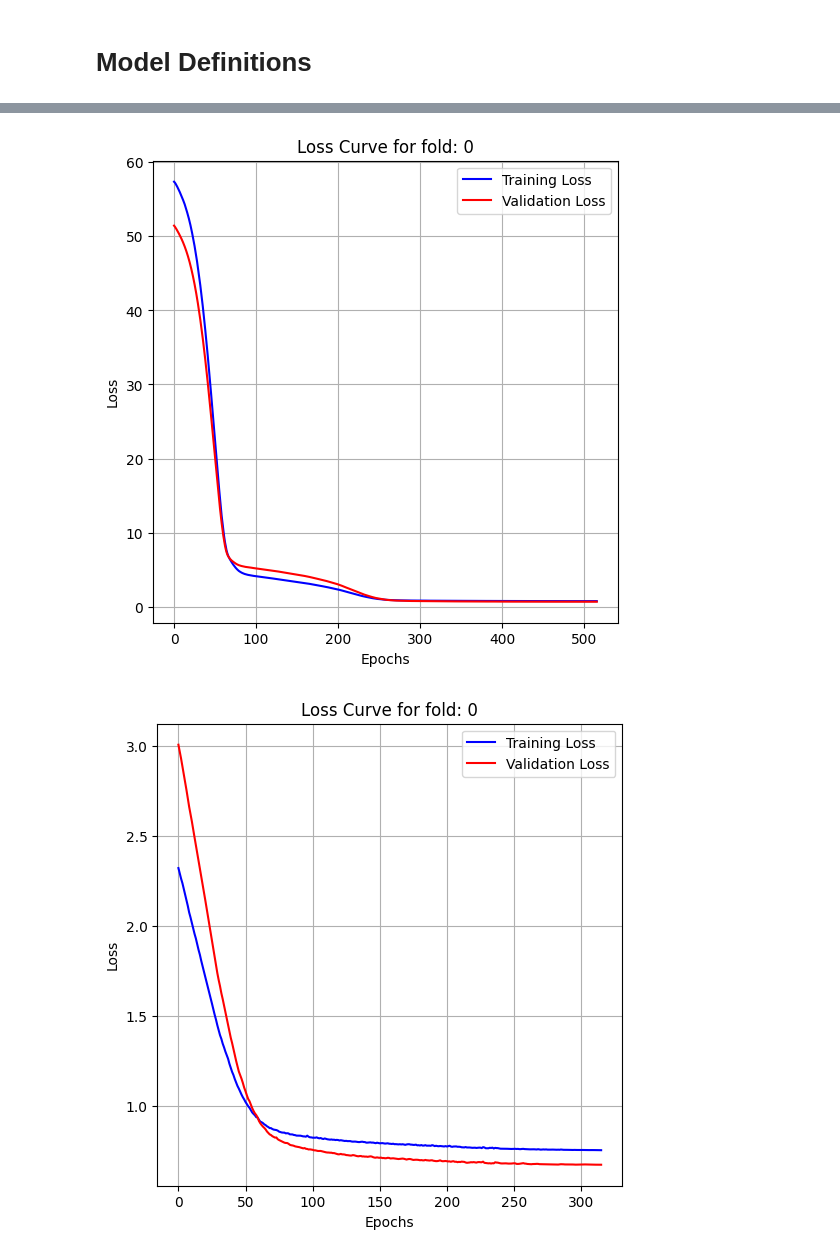
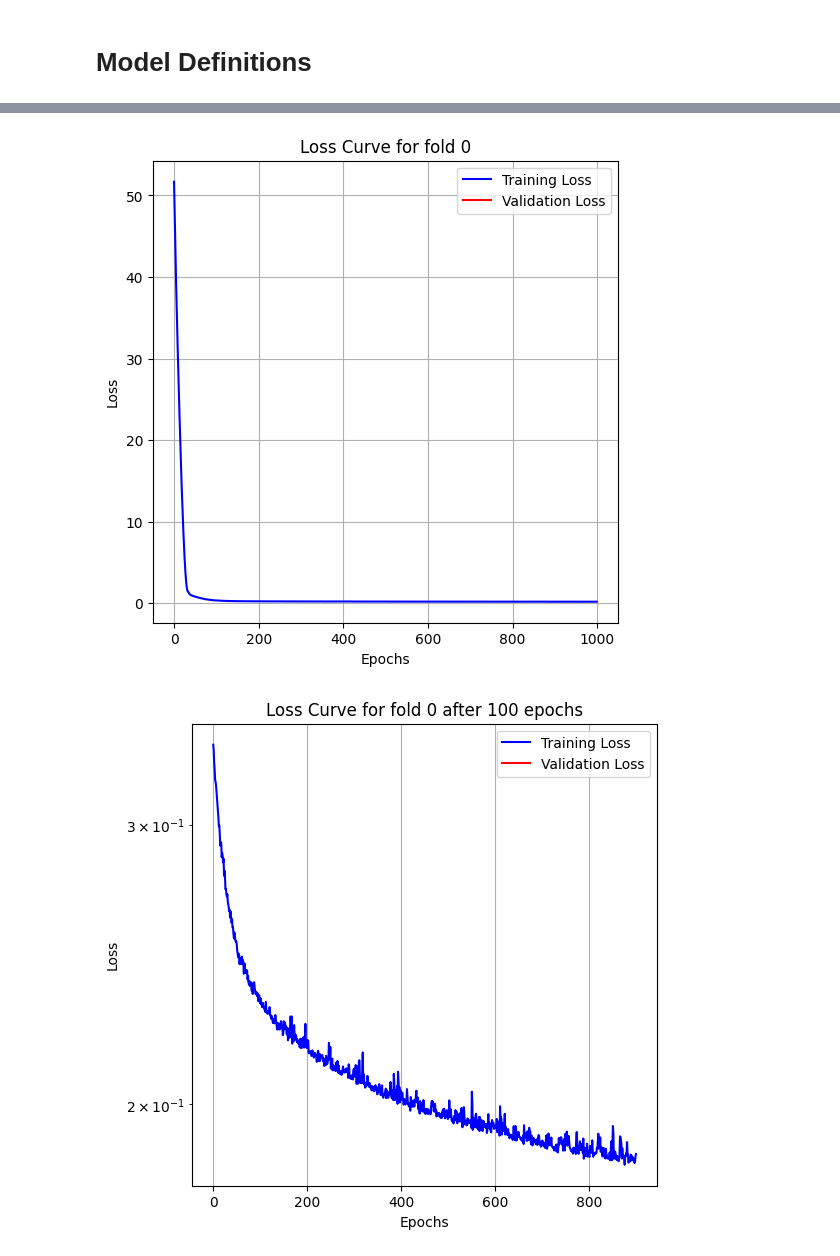
Before and after one commit to Alexthw46/ML, a Jupyter notebook: ML_cup/TorchNN.ipynb, the cells around one changed output, grey strips where cells are left out. Drawn from its saved outputs; the diff is of its cells as text; code cells hidden in the pictures.

```diff
--- a/ML_cup/TorchNN.ipynb
+++ b/ML_cup/TorchNN.ipynb
@@ -43,7 +36,7 @@ Random seed: 1739206278
 # %%
 # Split the dev data into train and validation with k-fold cross validation and minibatch
-train_loaders, val_loaders, test_loader = dataset.torch_k_fold(dataset=dev_data, folds=5, batch_size=50,
-                                                               random_state=rand)
+train_loaders, val_loaders, dev_loader, test_loader = dataset.torch_k_fold(dataset=dev_data, folds=5, batch_size=50,
+                                                                           random_state=rand)
 # %% [markdown]
 # Model Definitions
 # %%
@@ -260,12 +170,22 @@ outputs'''
 # %%
 parameters = [
-    {'optimizer': 'SGD', 'lr': [0.01, 0.0075, 0.005, 0.003, 0.001], 'weight_decay': [0.0, 0.001, 0.0001],
-     'momentum': [0.95, 0.9, 0.85],
-     'nesterov': [True, False]}
+    {
+        'optimizer': 'SGD',
+        'lr': [0.0075, 0.005, 0.025],
+        'weight_decay': [0.001, 0.005, 0.0015, 0.0025],
+        'momentum': [0.9, 0.95],
+        'nesterov': [True, False]
+    },
+    {
+        'optimizer': 'Adam',
+        'lr': [0.00075, 0.0005, 0.0003, 0.0001],
+        'weight_decay': [0.0, 0.001, 0.0005]
+    }
 ]
-lr_scheduler_params = {'mode': 'min', 'factor': 0.75, 'patience': 5, 'cooldown': 3, 'min_lr': 1e-6}
 # perform grid search to find the best parameters
-best_pytorch_params = grid_search(model_builder=MLPv3, parameters=parameters, train_loader=train_loaders,
-                                  val_loader=val_loaders, scheduler=('ReduceLROnPlateau', lr_scheduler_params),
-                                  verbose=False, patience=20)
+best_pytorch_params = grid_search(model_builder=MLPv2, parameters=parameters, train_loader=train_loaders,
+                                  val_loader=val_loaders, scheduler=('', {}),
+                                  patience=20, clip=0.8, stability_threshold=0.2,
+                                  tensorboard_folder_base=f'runs/MLP2/{datetime.now().strftime("%Y-%m-%d_%H-%M")}_{rand}',
+                                  random_seed=rand)
 # %% [output]
@@ -290,8 +210,7 @@ Best Parameters: {'lr': 0.001, 'weight_decay': 0.0001, 'momentum': 0.85, 'nester
 # retrain the model with the best parameters
 #best_pytorch_params = {'lr': 0.001, 'weight_decay': 0.005, 'momentum': 0.9, 'nesterov': True, 'optimizer': 'SGD'}
 print(best_pytorch_params)
-best_model = MLPv3()
-train_loader, val_loader = dataset.torch_split_dataset(dataset=dev_data, train_ratio=0.8, batch_size=50)
+best_model = MLPv2()
 if best_pytorch_params['optimizer'] == 'SGD':
     optimizer = t.optim.SGD(best_model.parameters(), lr=best_pytorch_params['lr'],
                             weight_decay=best_pytorch_params['weight_decay'], momentum=best_pytorch_params['momentum'],
@@ -300,11 +219,12 @@ else:
     optimizer = t.optim.Adam(best_model.parameters(), lr=best_pytorch_params['lr'],
                              weight_decay=best_pytorch_params['weight_decay'])
 
-torch_train(model=best_model, optimizer=optimizer, train_loader=train_loader,
-            val_loader=val_loader, epochs=1000,
+torch_train(model=best_model, optimizer=optimizer, train_loader=dev_loader,
+            epochs=1000,
             verbose=True,
-            scheduler=lr_scheduler.ReduceLROnPlateau(optimizer, mode='min', factor=0.75, patience=5, cooldown=3,
-                                                     verbose=True, min_lr=1e-6), clip=.80, skip_plot_points=200, patience=20)
+            clip=.80, skip_plot_points=100,
+            patience=20, random_seed=rand,
+            scheduler=None)
 
-modelv3 = best_model
+model_v2 = best_model
 # %% [output]
@@ -335,2 +248,2 @@ Early stopping triggered after 20 epochs of no improvement.
-[figure, old version]
+[figure, new version]
-[figure, old version]
+[figure, new version]
```
Also changed, not shown: parts of 34 cells of this notebook, 2 other files.
